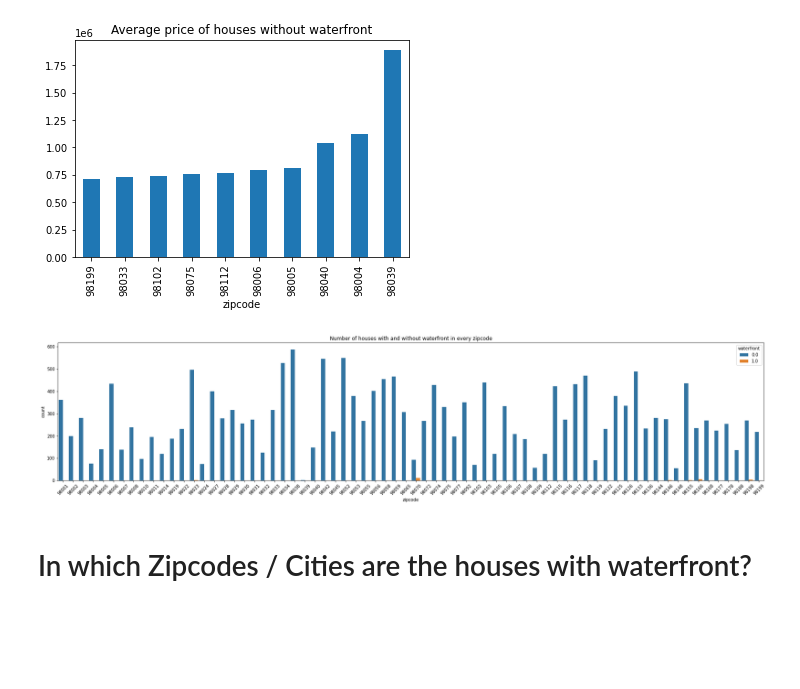
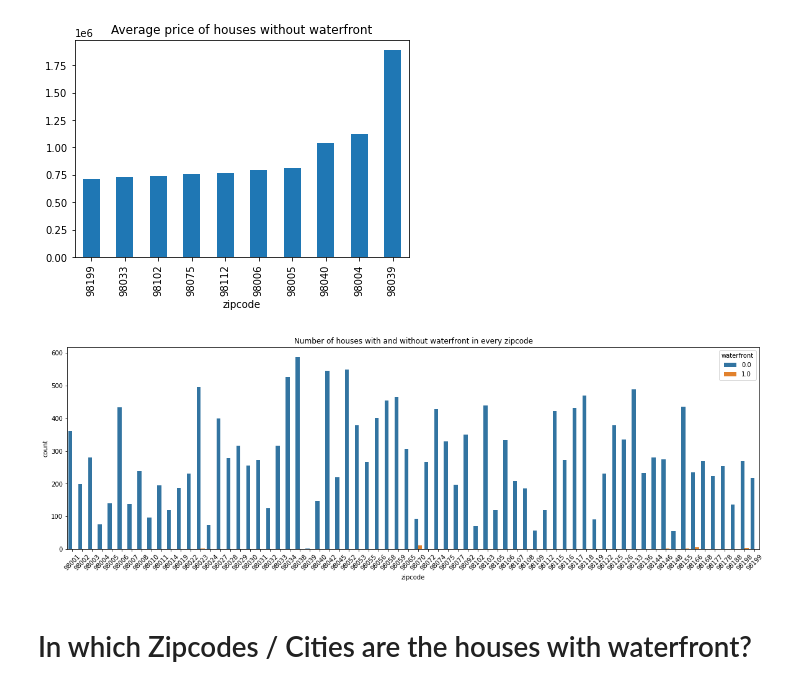
Before and after one commit to christine-berlin/house_price_predictions, a Jupyter notebook: notebooks/EDA.ipynb, the cells around one changed output. Drawn from its saved outputs; the diff is of its cells as text; code cells hidden in the pictures; blank space fills up the shorter version.

```diff
--- a/notebooks/EDA.ipynb
+++ b/notebooks/EDA.ipynb
@@ -269,7 +277,4 @@ sns.boxplot(x='grade', y = 'price', data=df_king_county_cut, showmeans = True)
 for i in range(5, 13):
    df_outliers = df_king_county_cut.query('grade==@i')
    mean = df_outliers.price.mean()
-   mi = df_outliers.price.max()
-   ma = df_outliers.price.min()
-   print(mean, mi, ma)
    df_king_county_cut = df_king_county_cut.drop(df_king_county_cut[(df_king_county_cut.price > 1.5*mean) & (df_king_county_cut.grade == i)].index)
@@ -568,12 +578,12 @@ df_king_county_cut.query('waterfront==0').groupby('zipcode').price.mean().sort_v
 <AxesSubplot:title={'center':'Average price of houses without waterfront'}, xlabel='zipcode'>
 [figure]
 # %%
-plt.figure(figsize = (30,6))
+plt.figure(figsize = (20,6))
 ax = sns.countplot(x="zipcode", hue="waterfront", data=df_king_county_cut)
 plt.title('Number of houses with and without waterfront in every zipcode')
 plt.xticks(rotation = 45);
 # %% [output]
-[figure, old version]
+[figure, new version]
 # %%
 # only 146 houses have a waterfront, 21451 don't have a waterfront.
 houses_no_wfr = df_king_county_cut.query('waterfront==0').count()
```
Also changed, not shown: parts of 23 cells of this notebook, 1 other file.
